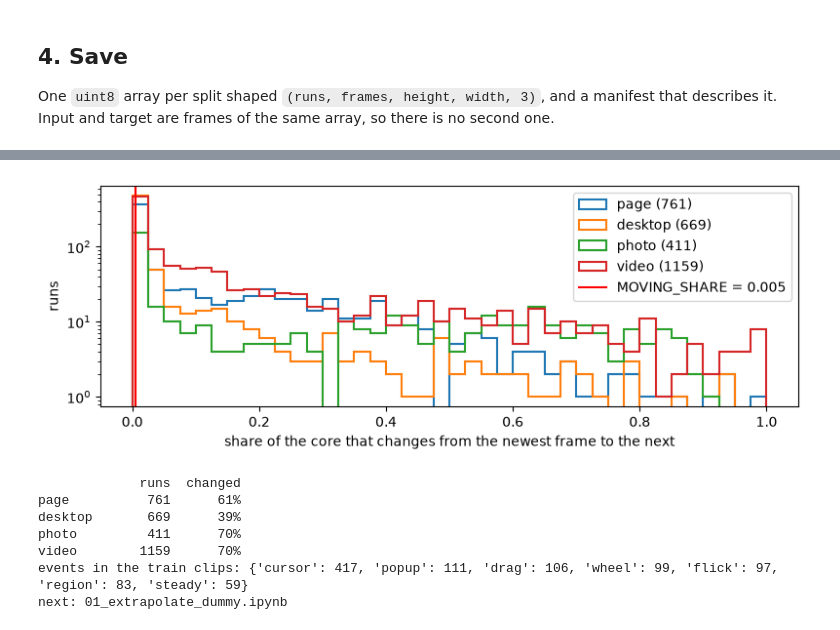
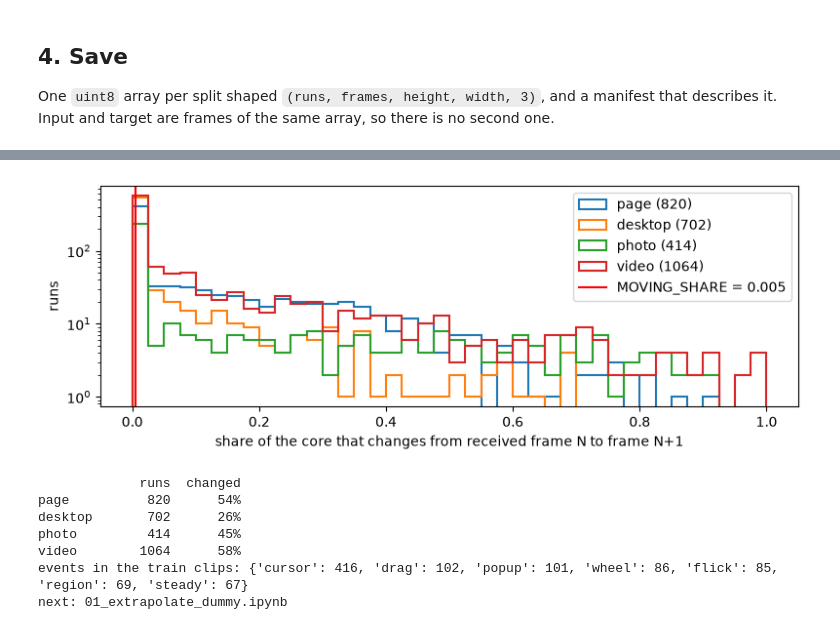
Before and after one commit to henrikszucs/desktop-streamer-ai, a Jupyter notebook: src/frame_gen_extra/00_data_preprocess.ipynb, the cells around one changed output, grey strips where cells are left out. Saved outputs shown, nothing was run; the diff lists cells and outputs as text; code cells hidden in the pictures.

```diff
--- a/src/frame_gen_extra/00_data_preprocess.ipynb
+++ b/src/frame_gen_extra/00_data_preprocess.ipynb
@@ -159,6 +178,19 @@ def synthesise_frame(size, rng):
     return frame
 # %%
 """List every source: where it is, its split, and whether it is an image or a video."""
+
+
+def video_fps(path, cache={}):
+    """A sequence's frame rate - probed once per video, whose sequences share it."""
+    folder = path.parent
+    if folder not in cache:
+        out = subprocess.run(["ffprobe", "-v", "error", "-select_streams", "v:0", "-show_entries",
+                              "stream=avg_frame_rate", "-of", "csv=p=0", str(path)],
+                             capture_output=True, text=True).stdout.strip()
+        numerator, _, denominator = out.partition("/")
+        cache[folder] = float(numerator) / float(denominator or 1) if numerator else 0.0
+    return cache[folder]
+
 
 items = []
 for name, wanted in DATASETS.items():
@@ -171,6 +203,10 @@ for name, wanted in DATASETS.items():
         if count is not None and count < len(paths):
             paths = [paths[i] for i in sorted(rng.choice(len(paths), count, replace=False))]
         kind = "sequence" if name in sources.SEQUENCES else "image"
+        if kind == "sequence":
+            listed = len(paths)
+            paths = [p for p in paths if video_fps(p) >= MIN_VIDEO_FPS]
+            print(f"  {name} {split}: {len(paths)} of {listed} sequences at {MIN_VIDEO_FPS} fps or more")
         items += [{"dataset": name, "split": split, "path": p, "kind": kind} for p in paths]
 
 # The drawn frames use their own random generator, so drawing them does not change any
@@ -259,8 +299,8 @@ def clip_of(item):
     else:
         image = sources.load_image(item["path"])
         scene = scenes.sample(rng, (image.shape[1], image.shape[0]), kind, CLIP_FRAMES, WINDOW,
-                              cursor_scale=screen_of(item).get("scale"))
-        frames, fps = scenes.render(image, scene), IMAGE_FPS
+                              cursor_scale=screen_of(item).get("scale"), fps=IMAGE_FPS)
+        frames, fps = scenes.render(image, scene, cursor=DRAW_CURSOR), IMAGE_FPS
         record.update(events=scene.events(), scene=scene.as_dict())
         if scene.cursor is not None:
             cursor = np.array(scene.cursor) / SCALE
@@ -269,8 +309,9 @@ def clip_of(item):
 
     d = degradation_for(fps)
     _, stream = degrade.degrade(frames, d)
-    offset = int(rng.integers(0, len(stream) - FRAMES_PER_RUN + 1))
-    record.update(degradation=d.as_dict(), offset=offset)
+    # a received frame first: the stream sends frames 0, RECEIVED_EVERY, 2 * RECEIVED_EVERY...
+    offset = RECEIVED_EVERY * int(rng.integers(0, (len(stream) - FRAMES_PER_RUN) // RECEIVED_EVERY + 1))
+    record.update(degradation=d.as_dict(), offset=offset, fps=fps)
     keep = slice(offset, offset + FRAMES_PER_RUN)
     return stream[keep], None if cursor is None else cursor[keep], record
 
@@ -521,43 +568,43 @@ mean luma difference: 9.33 one frame apart, 13.06 two apart
 # %%
-"""How much of each run's core changes from the newest frame to the next, by kind of source."""
+"""How much of each run's core changes from received frame N to the frame N+1 the client makes."""
 
-t = runs.newest(len(frames), FRAMES_PER_RUN, 2, 1)
+t = runs.newest(len(frames), FRAMES_PER_RUN, 2, 1, RECEIVED_EVERY, RECEIVED_EVERY)
 subset = np.sort(np.random.default_rng(SEED).choice(len(frames), min(3000, len(frames)), replace=False))
 share = np.array([runs.changed_share(core(frames[i, t[i]:t[i] + 1]), core(frames[i, t[i] + 1:t[i] + 2]))[0]
                   for i in subset])
 
 fig, ax = plt.subplots(figsize=(8, 3))
 bins = np.linspace(0, 1, 41)
 for kind in ("page", "desktop", "photo", "video"):
     chosen = kind_of_run[subset] == kind
     if chosen.any():
         ax.hist(share[chosen], bins=bins, histtype="step", lw=1.5, label=f"{kind} ({chosen.sum()})")
 ax.axvline(runs.MOVING_SHARE, color="red", label=f"MOVING_SHARE = {runs.MOVING_SHARE}")
 ax.set_yscale("log")
-ax.set_xlabel("share of the core that changes from the newest frame to the next")
+ax.set_xlabel("share of the core that changes from received frame N to frame N+1")
 ax.set_ylabel("runs")
 ax.legend()
 fig.tight_layout()
 plt.show()
 
 print(f"{'':10}{'runs':>7}{'changed':>9}")
 for kind in ("page", "desktop", "photo", "video"):
     chosen = kind_of_run[subset] == kind
     if chosen.any():
         print(f"{kind:10}{chosen.sum():7}{(share[chosen] >= runs.MOVING_SHARE).mean():9.0%}")
 events = {}
 for source in train_sources:
     for event in source.get("events", []):
         events[event] = events.get(event, 0) + 1
 print("events in the train clips:", dict(sorted(events.items(), key=lambda item: -item[1])))
 
 print("next: 01_extrapolate_dummy.ipynb")
 # %% [output]
-[figure, old version]
+[figure, new version]
              runs  changed
-page          761      61%
-desktop       669      39%
-photo         411      70%
-video        1159      70%
-events in the train clips: {'cursor': 417, 'popup': 111, 'drag': 106, 'wheel': 99, 'flick': 97, 'region': 83, 'steady': 59}
+page          820      54%
+desktop       702      26%
+photo         414      45%
+video        1064      58%
+events in the train clips: {'cursor': 416, 'drag': 102, 'popup': 101, 'wheel': 86, 'flick': 85, 'region': 69, 'steady': 67}
 next: 01_extrapolate_dummy.ipynb
```
Also changed, not shown: parts of 12 cells of this notebook, 17 other files.
